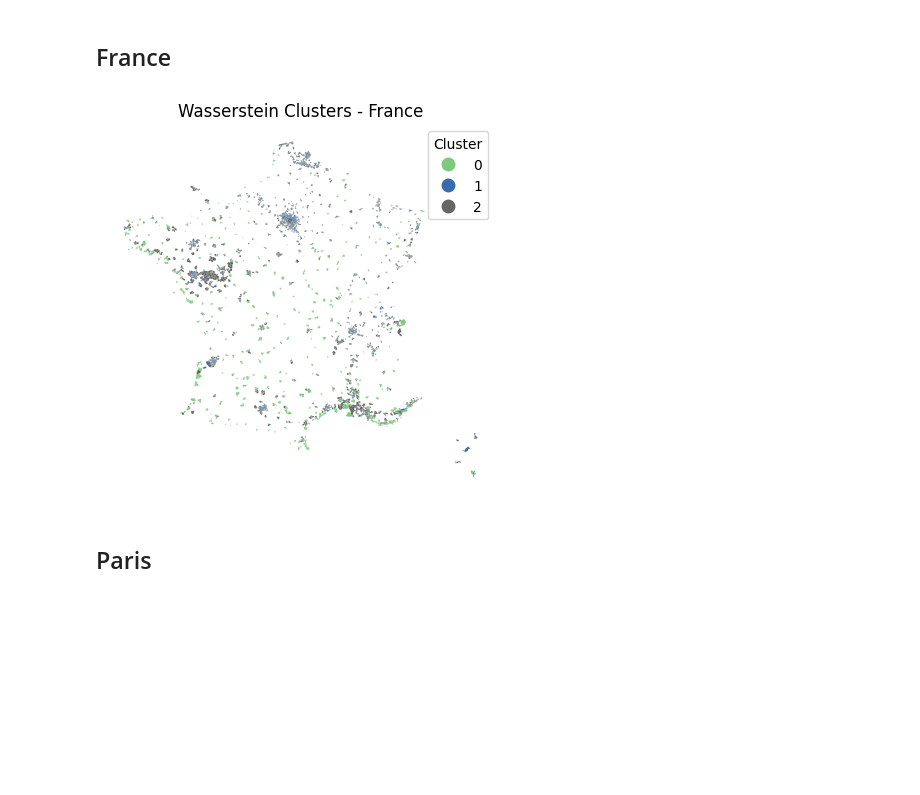
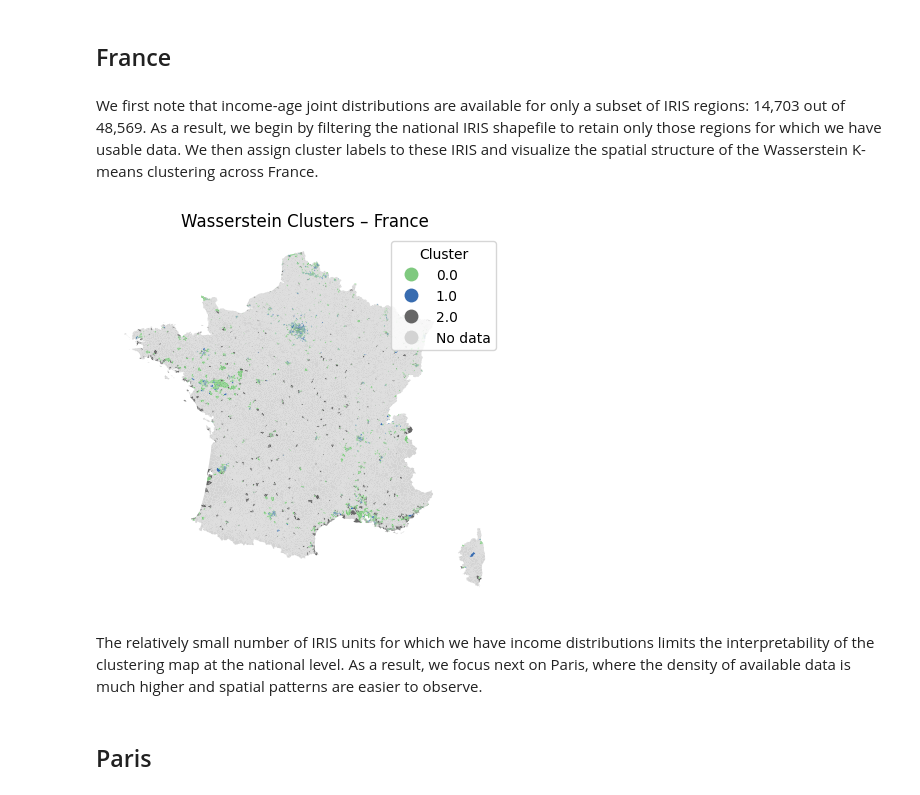
Before and after one commit to moranenzo/ML-Wasserstein, a Jupyter notebook: notebooks/IRISxAGE.ipynb, the cells around one changed output. Cells and saved outputs as stored; diff of their text form; code cells hidden in the pictures; blank space fills up the shorter version.

Commit message:
Add the beginning of mapping part markdown

```diff
--- a/notebooks/IRISxAGE.ipynb
+++ b/notebooks/IRISxAGE.ipynb
@@ -530,7 +528,7 @@ assignments = dist_WKMeans(
     grid = grid,
     dist_matrix=pairwise,
     n_clusters=3,
-    n_iter=40,
+    n_iter=100,
     random_state=None
 )
 # %% [output]
@@ -637,32 +617,40 @@ Converged at iteration 8
 # %% [markdown]
 ## France
+# %% [markdown]
+We first note that income-age joint distributions are available for only a subset of IRIS regions: 14,703 out of 48,569. As a result, we begin by filtering the national IRIS shapefile to retain only those regions for which we have usable data. We then assign cluster labels to these IRIS and visualize the spatial structure of the Wasserstein K-means clustering across France.
 # %%
+# Load full IRIS shapefile (includes all IRIS regions in France)
 gdf_france_raw = gpd.read_file("../data/contours-iris.gpkg")
 
-gdf_france = gdf_france_raw[gdf_france_raw["code_iris"].isin(common_iris)].copy()
-gdf_france["code_iris"] = gdf_france["code_iris"].astype(str)
+# Convert IRIS codes to string to match format
+gdf_france_raw["code_iris"] = gdf_france_raw["code_iris"].astype(str)
 
-
+# Create dataframe with cluster assignments
 iris_cluster_df = pd.DataFrame({
     "code_iris": common_iris,
     "cluster": assignments
 })
 
-gdf_france = gdf_france.merge(iris_cluster_df, on="code_iris", how="left")
+# Merge: keep all IRIS regions, cluster info where available
+gdf_france = gdf_france_raw.merge(iris_cluster_df, on="code_iris", how="left")
 
-gdf_france['cluster'] = gdf_france['cluster'].astype('category')
+# Ensure cluster is treated as a categorical variable
+gdf_france["cluster"] = gdf_france["cluster"].astype("category")
 # %%
+# Plot the map: IRIS with no data in light grey
 gdf_france.plot(
-    column='cluster',
-    cmap='Accent',
+    column="cluster",
+    cmap="Accent",
     legend=True,
-    legend_kwds={'title': 'Cluster'},  # Ajoute un titre clair à la légende
-    missing_kwds={'color': 'lightgrey', 'label': 'No data'}
+    legend_kwds={"title": "Cluster"},
+    missing_kwds={"color": "lightgrey", "label": "No data"}
 )
-plt.title("Wasserstein Clusters - France")
-plt.axis('off')
+plt.title("Wasserstein Clusters – France")
+plt.axis("off")
 plt.show()
 # %% [output]
-[figure, old version]
+[figure, new version]
+# %% [markdown]
+The relatively small number of IRIS units for which we have income distributions limits the interpretability of the clustering map at the national level. As a result, we focus next on Paris, where the density of available data is much higher and spatial patterns are easier to observe.
 # %% [markdown]
 ## Paris
```
Also changed, not shown: parts of 10 cells of this notebook.
